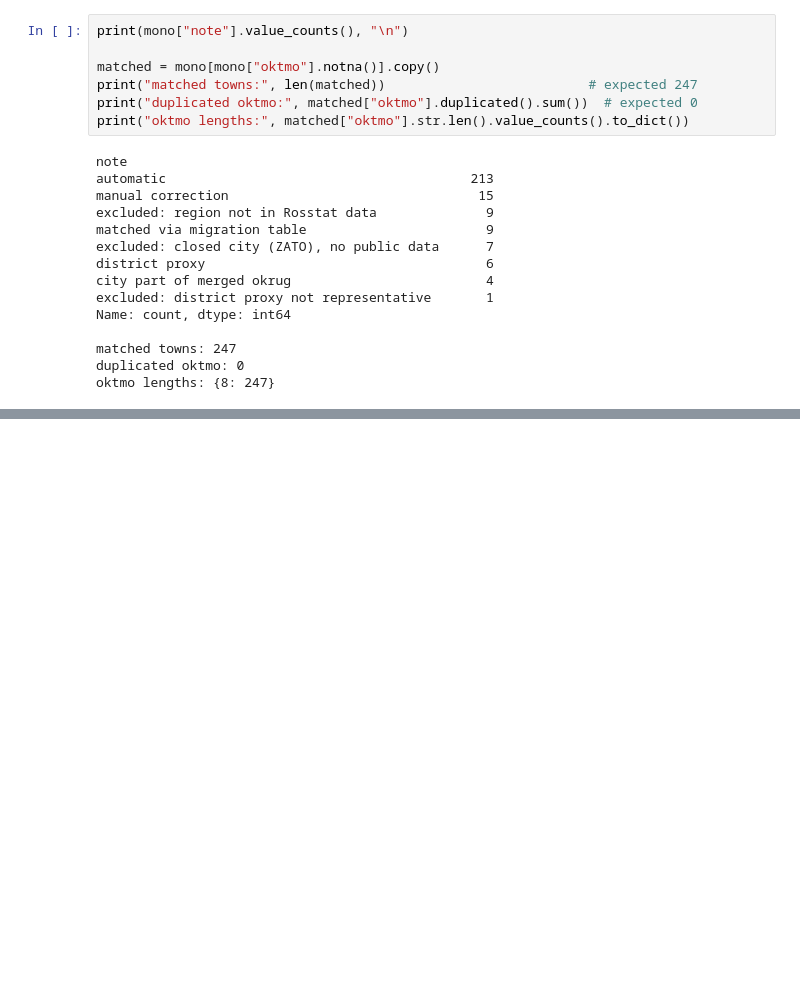
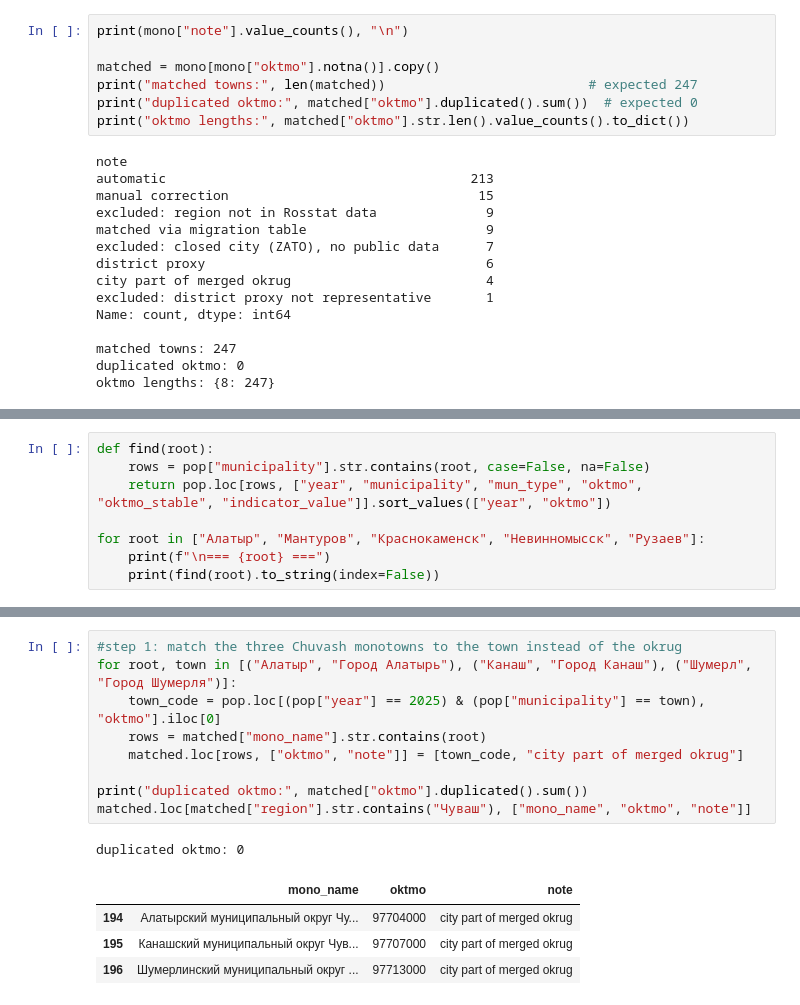
Before and after one commit to evelina-kalugina/-russian-monotowns-typology, a Jupyter notebook: notebooks/03_features.ipynb, the cells around one changed output, grey strips where cells are left out. Cells and saved outputs as stored; diff of their text form; blank space fills up the shorter version.

```diff
--- a/notebooks/03_features.ipynb
+++ b/notebooks/03_features.ipynb
@@ -81,0 +147,8 @@ oktmo lengths: {8: 247}
+# %%
+def find(root):
+    rows = pop["municipality"].str.contains(root, case=False, na=False)
+    return pop.loc[rows, ["year", "municipality", "mun_type", "oktmo", "oktmo_stable", "indicator_value"]].sort_values(["year", "oktmo"])
+
+for root in ["Алатыр", "Мантуров", "Краснокаменск", "Невинномысск", "Рузаев"]:
+    print(f"\n=== {root} ===")
+    print(find(root).to_string(index=False))
@@ -81,0 +191,15 @@ oktmo lengths: {8: 247}
+# %%
+#step 1: match the three Chuvash monotowns to the town instead of the okrug
+for root, town in [("Алатыр", "Город Алатырь"), ("Канаш", "Город Канаш"), ("Шумерл", "Город Шумерля")]:
+    town_code = pop.loc[(pop["year"] == 2025) & (pop["municipality"] == town), "oktmo"].iloc[0]
+    rows = matched["mono_name"].str.contains(root)
+    matched.loc[rows, ["oktmo", "note"]] = [town_code, "city part of merged okrug"]
+
+print("duplicated oktmo:", matched["oktmo"].duplicated().sum())
+matched.loc[matched["region"].str.contains("Чуваш"), ["mono_name", "oktmo", "note"]]
+# %% [output]
+duplicated oktmo: 0
+|  | mono_name | oktmo | note |
+| 194 | Алатырский муниципальный округ Чу... | 97704000 | city part of merged okrug |
+| 195 | Канашский муниципальный округ Чув... | 97707000 | city part of merged okrug |
+| 196 | Шумерлинский муниципальный округ ... | 97713000 | city part of merged okrug |
```
Also changed, not shown: parts of 7 cells of this notebook.
